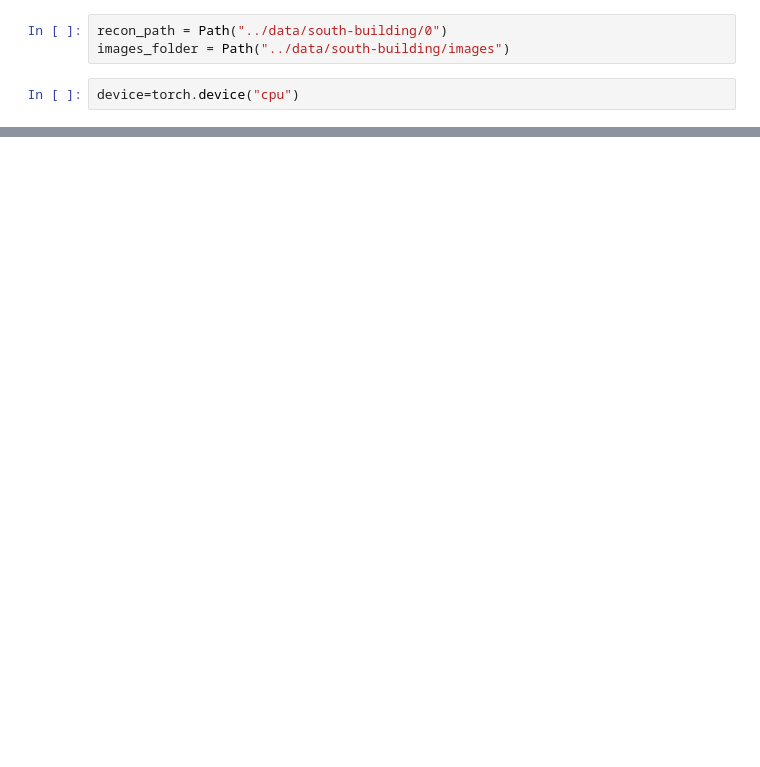
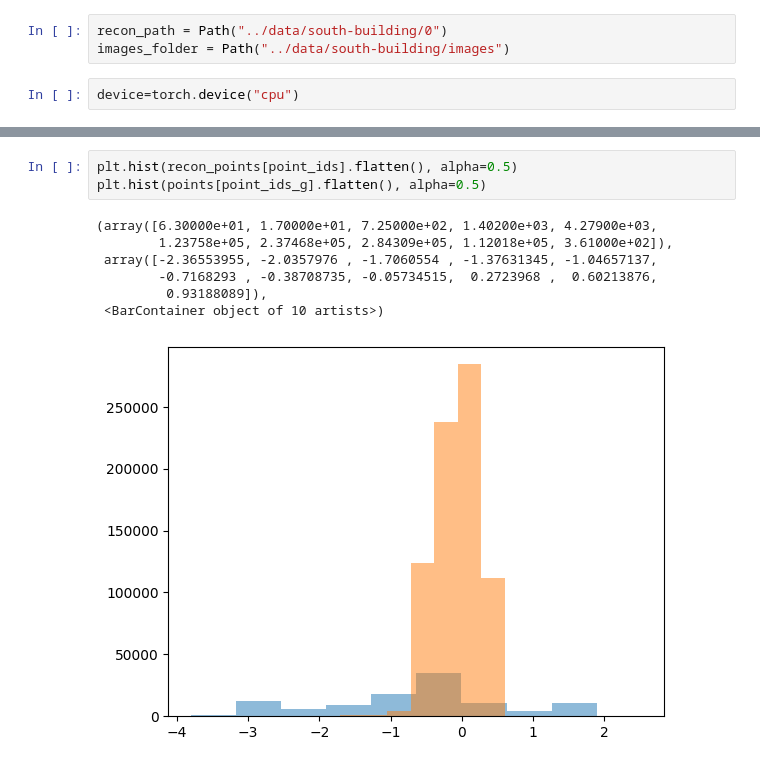
Before and after one commit to farqlia/urban-3d-reconstruction, a Jupyter notebook: notebooks/Spherical Harmonics.ipynb, the cells around one changed output, grey strips where cells are left out. Drawn from its saved outputs; the diff is of its cells as text; blank space fills up the shorter version.

```diff
--- a/notebooks/Spherical Harmonics.ipynb
+++ b/notebooks/Spherical Harmonics.ipynb
@@ -51,0 +105,11 @@ TypeError: unsupported operand type(s) for @: 'numpy.ndarray' and 'Tensor'
+# %%
+plt.hist(recon_points[point_ids].flatten(), alpha=0.5)
+plt.hist(points[point_ids_g].flatten(), alpha=0.5)
+# %% [output]
+(array([6.30000e+01, 1.70000e+01, 7.25000e+02, 1.40200e+03, 4.27900e+03,
+        1.23758e+05, 2.37468e+05, 2.84309e+05, 1.12018e+05, 3.61000e+02]),
+ array([-2.36553955, -2.0357976 , -1.7060554 , -1.37631345, -1.04657137,
+        -0.7168293 , -0.38708735, -0.05734515,  0.2723968 ,  0.60213876,
+         0.93188089]),
+ <BarContainer object of 10 artists>)
+[figure, added]
```
Also changed, not shown: parts of 13 cells of this notebook, 4 other files.
